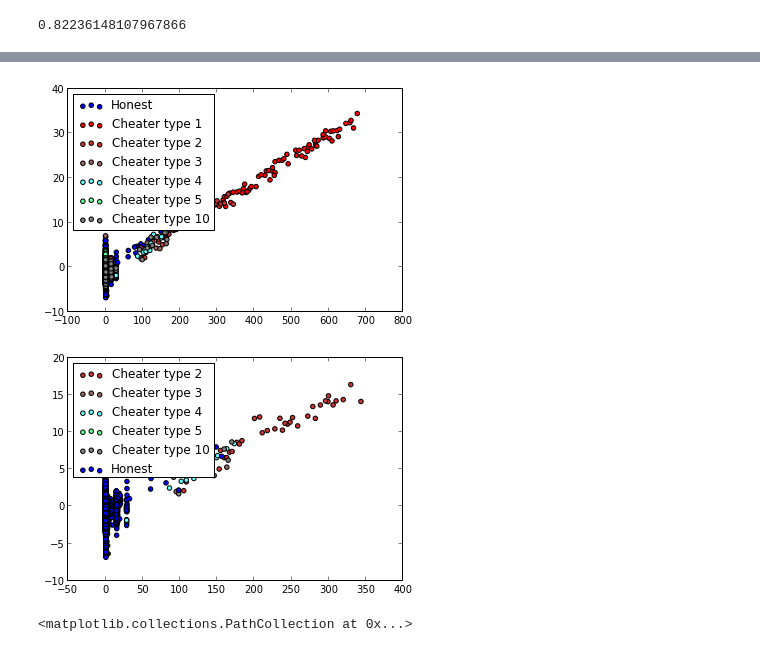
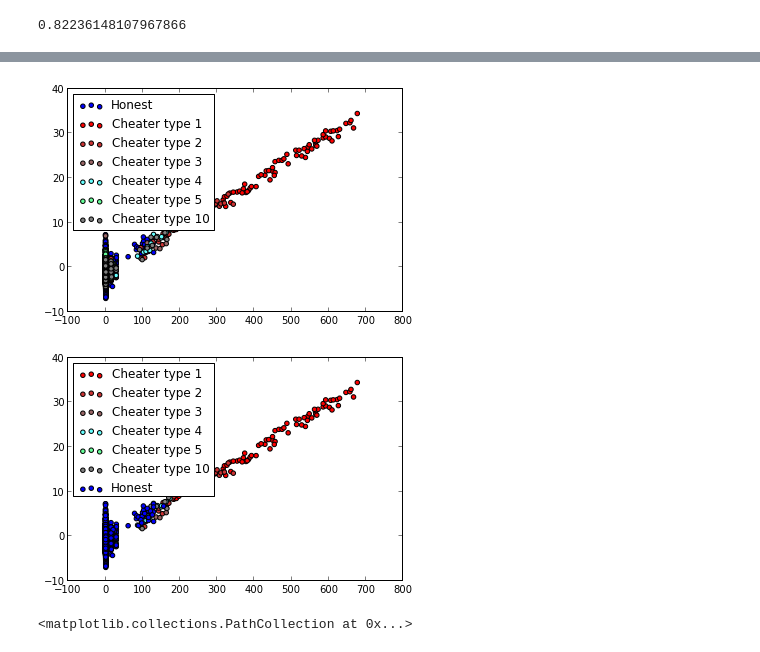
Before and after one commit to lrq3000/oacs, a Jupyter notebook: ipynb/Dataset Analysis.ipynb, the cells around one changed output, grey strips where cells are left out. Saved outputs shown, nothing was run; the diff lists cells and outputs as text; code cells hidden in the pictures.

```diff
--- a/ipynb/Dataset Analysis.ipynb
+++ b/ipynb/Dataset Analysis.ipynb
@@ -357,6 +352,7 @@ ev.hist_all(Ztest, rows_n, weights=Xtest.ix[:,'framerepeat'])
 # Note: we print in reverse order so that each type gets overlayed by more important types
 plt.scatter(Z.ix[rows_nf,0], Z.ix[rows_nf,1], c='b')#, s=X.framerepeat))
 plt.scatter(Ztest.ix[rows_n,0], Ztest.ix[rows_n,1], c='b', label='Honest')#, s=X.framerepeat))
+plt.scatter(Ztest.ix[rows_c1,0], Ztest.ix[rows_c1,1], c='r', label='Cheater type 1')
 plt.scatter(Ztest.ix[rows_c2,0], Ztest.ix[rows_c2,1], c=[0.8, 0.2, 0.2], label='Cheater type 2')
 plt.scatter(Ztest.ix[rows_c3,0], Ztest.ix[rows_c3,1], c=[0.6, 0.4, 0.4], label='Cheater type 3')
 plt.scatter(Ztest.ix[rows_c4,0], Ztest.ix[rows_c4,1], c=[0.4, 1, 1], label='Cheater type 4')
@@ -365,21 +361,22 @@ plt.scatter(Ztest.ix[rows_c10,0], Ztest.ix[rows_c10,1], c='grey', label='Cheater
 plt.legend(loc='upper left')
 plt.show()
 # %% [output]
-[figure, old version]
+[figure, new version]
 # %%
 # Showing normal vs cheaters plot
 # Note: we print in reverse order so that each type gets overlayed by more important types
+plt.scatter(Ztest.ix[rows_c1,0], Ztest.ix[rows_c1,1], c='r', label='Cheater type 1')
 plt.scatter(Ztest.ix[rows_c2,0], Ztest.ix[rows_c2,1], c=[0.8, 0.2, 0.2], label='Cheater type 2')
 plt.scatter(Ztest.ix[rows_c3,0], Ztest.ix[rows_c3,1], c=[0.6, 0.4, 0.4], label='Cheater type 3')
 plt.scatter(Ztest.ix[rows_c4,0], Ztest.ix[rows_c4,1], c=[0.4, 1, 1], label='Cheater type 4')
 plt.scatter(Ztest.ix[rows_c5,0], Ztest.ix[rows_c5,1], c=[0.4, 1, 0.6], label='Cheater type 5')
 plt.scatter(Ztest.ix[rows_c10,0], Ztest.ix[rows_c10,1], c='grey', label='Cheater type 10')
 plt.scatter(Z.ix[rows_nf,0], Z.ix[rows_nf,1], c='b')#, s=X.framerepeat))
 plt.scatter(Ztest.ix[rows_n,0], Ztest.ix[rows_n,1], c='b', label='Honest')#, s=X.framerepeat))
 plt.legend(loc='upper left')
 plt.show()
 # %% [output]
-[figure, old version]
+[figure, new version]
 # %%
 # Only honest players
 plt.scatter(Z.ix[rows_nf,0], Z.ix[rows_nf,1], c='b')#, s=X.framerepeat))
```
Also changed, not shown: parts of 8 cells of this notebook.
